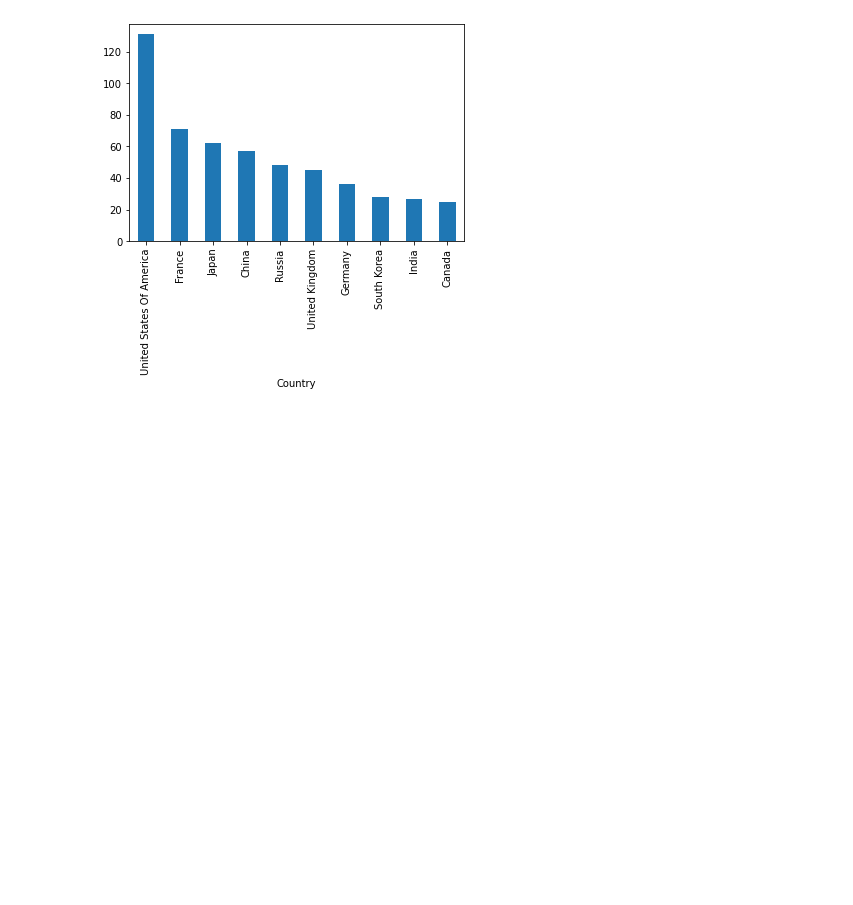
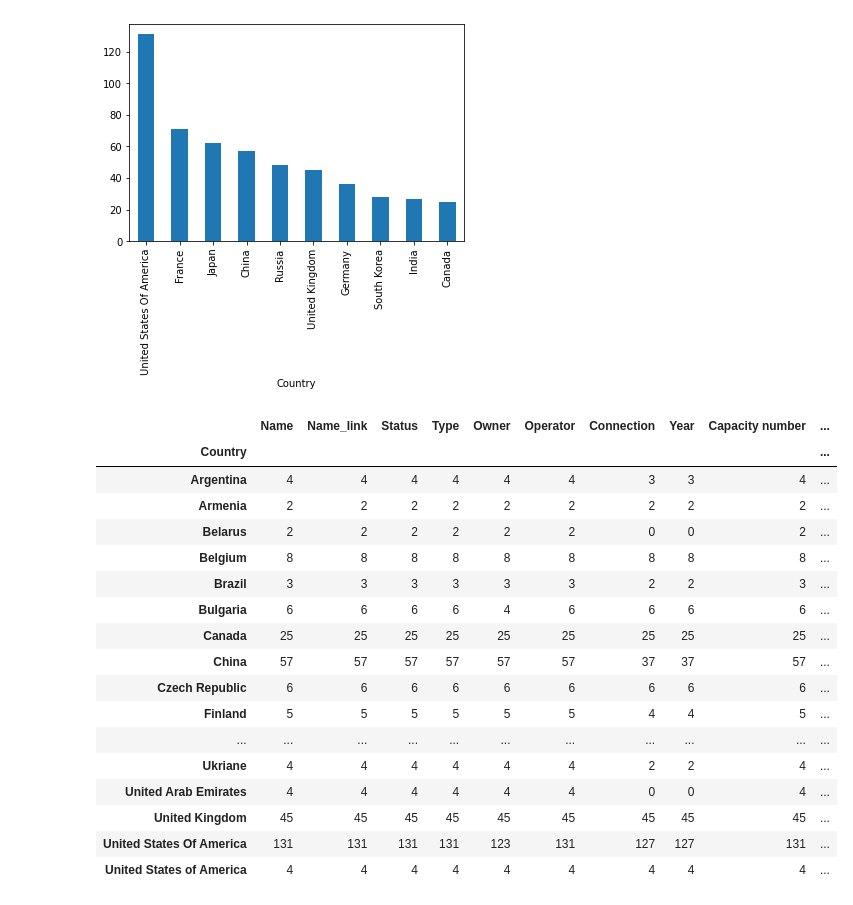
Before and after one commit to AlyanaLeandry/csc324-1, a Jupyter notebook: reactors.ipynb, the cells around one changed output. Cells and saved outputs as stored; diff of their text form; code cells hidden in the pictures; blank space fills up the shorter version.

```diff
--- a/reactors.ipynb
+++ b/reactors.ipynb
@@ -275,7 +275,7 @@ reactors['Country'].sort_values(ascending=False).head(20)
 441    United States Of America
 Name: Country, dtype: object
 # %%
-reactors.loc[[276,279,280,58]]['Country'] = 'United States Of America'
+reactors.loc[[276,279,280,58],'Country'] = 'United States Of America'
 # %%
 reactors['Country'].unique()
 # %% [output]
@@ -297,2 +289,0 @@ reactors.loc[reactors['Country']=='USA']
-# %%
-reactors.loc[[372,373]]['Country']='United States Of America'
@@ -314,0 +300,2 @@ reactors.loc[reactors['Capacity number'] == '-']
+# %%
+reactors.loc[[372,373],'Country']='United States Of America'
@@ -352,3 +354,24 @@ reactors_nr.plot(kind='bar')
 plt.show()
 # %% [output]
 [figure]
+# %%
+reactors.groupby('Country').count()
+# %% [output]
+|  | Name | Name_link | Status | Type | Owner | Operator | Connection | Year | Capacity number | ... |
+| Country |  |  |  |  |  |  |  |  |  | ... |
+| Argentina | 4 | 4 | 4 | 4 | 4 | 4 | 3 | 3 | 4 | ... |
+| Armenia | 2 | 2 | 2 | 2 | 2 | 2 | 2 | 2 | 2 | ... |
+| Belarus | 2 | 2 | 2 | 2 | 2 | 2 | 0 | 0 | 2 | ... |
+| Belgium | 8 | 8 | 8 | 8 | 8 | 8 | 8 | 8 | 8 | ... |
+| Brazil | 3 | 3 | 3 | 3 | 3 | 3 | 2 | 2 | 3 | ... |
+| Bulgaria | 6 | 6 | 6 | 6 | 4 | 6 | 6 | 6 | 6 | ... |
+| Canada | 25 | 25 | 25 | 25 | 25 | 25 | 25 | 25 | 25 | ... |
+| China | 57 | 57 | 57 | 57 | 57 | 57 | 37 | 37 | 57 | ... |
+| Czech Republic | 6 | 6 | 6 | 6 | 6 | 6 | 6 | 6 | 6 | ... |
+| Finland | 5 | 5 | 5 | 5 | 5 | 5 | 4 | 4 | 5 | ... |
+| ... | ... | ... | ... | ... | ... | ... | ... | ... | ... | ... |
+| Ukriane | 4 | 4 | 4 | 4 | 4 | 4 | 2 | 2 | 4 | ... |
+| United Arab Emirates | 4 | 4 | 4 | 4 | 4 | 4 | 0 | 0 | 4 | ... |
+| United Kingdom | 45 | 45 | 45 | 45 | 45 | 45 | 45 | 45 | 45 | ... |
+| United States Of America | 131 | 131 | 131 | 131 | 123 | 131 | 127 | 127 | 131 | ... |
+| United States of America | 4 | 4 | 4 | 4 | 4 | 4 | 4 | 4 | 4 | ... |
```
Also changed, not shown: parts of 9 cells of this notebook.
